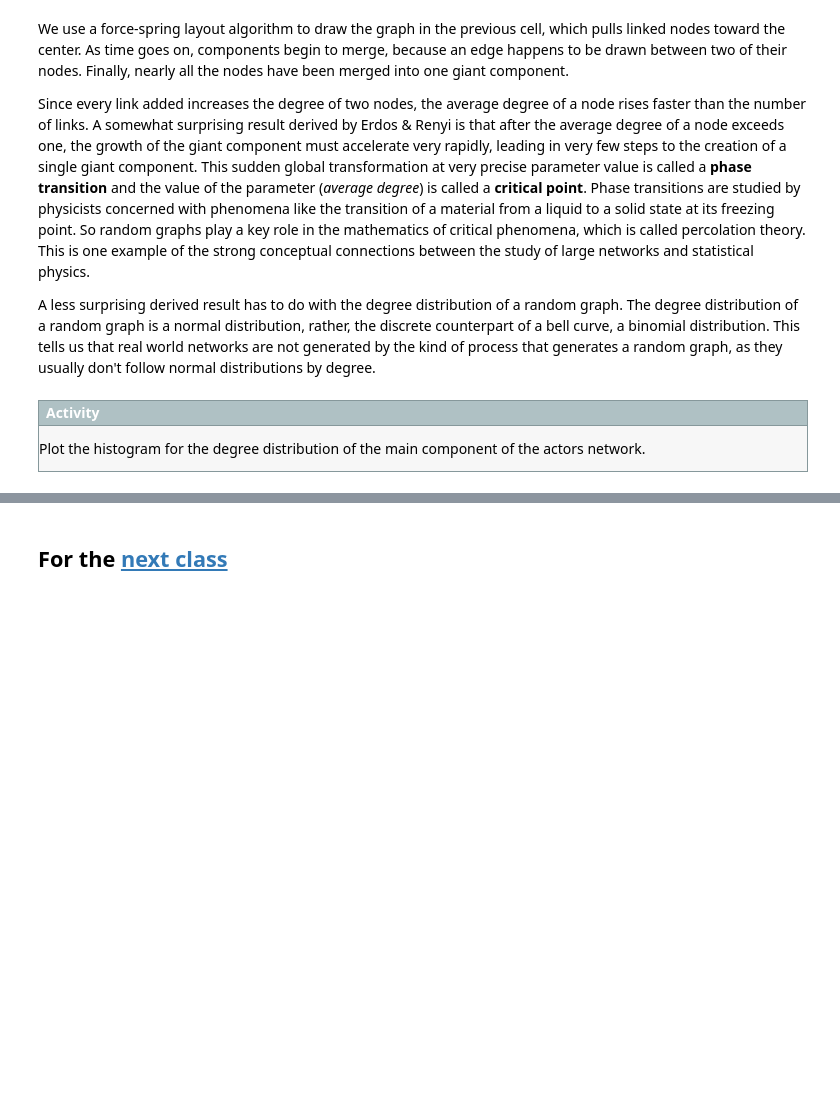
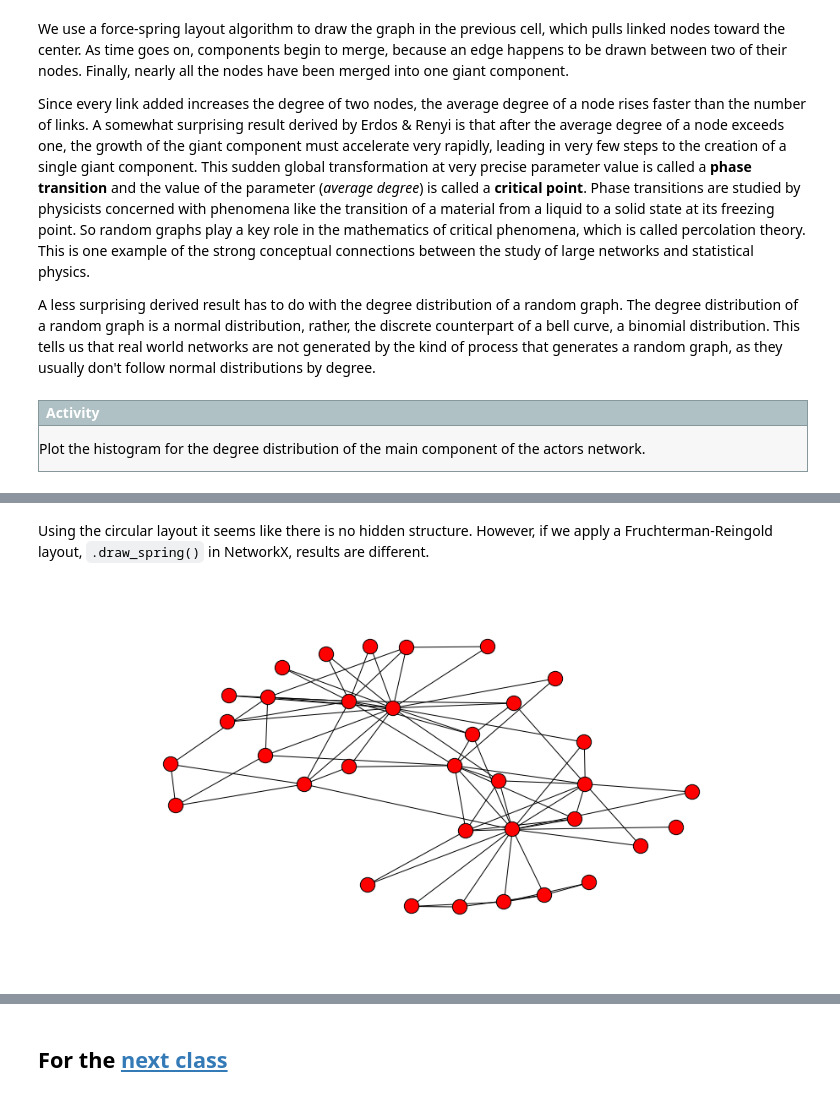
Before and after one commit to versae/DH2304, a Jupyter notebook: class19.ipynb, the cells around one changed output, grey strips where cells are left out. Cells and saved outputs as stored; diff of their text form; code cells hidden in the pictures; blank space fills up the shorter version.

```diff
--- a/class19.ipynb
+++ b/class19.ipynb
@@ -131,0 +162,7 @@ Plot the histogram for the degree distribution of the main component of the acto
+# %% [markdown]
+Using the circular layout it seems like there is no hidden structure. However, if we apply a Fruchterman-Reingold layout, `.draw_spring()` in NetworkX, results are different.
+# %%
+karate_positions = nx.fruchterman_reingold_layout(karate)
+nx.draw(karate, scale=1.0, pos=karate_positions)
+# %% [output]
+[figure, added]
```
Also changed, not shown: parts of 14 cells of this notebook.
